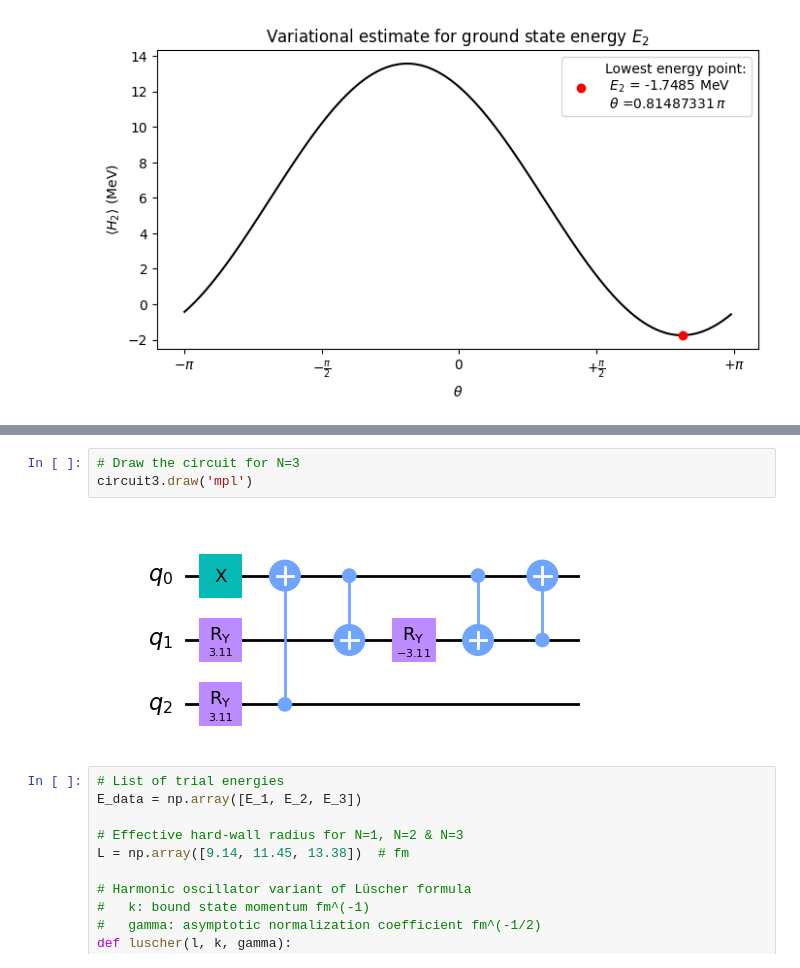
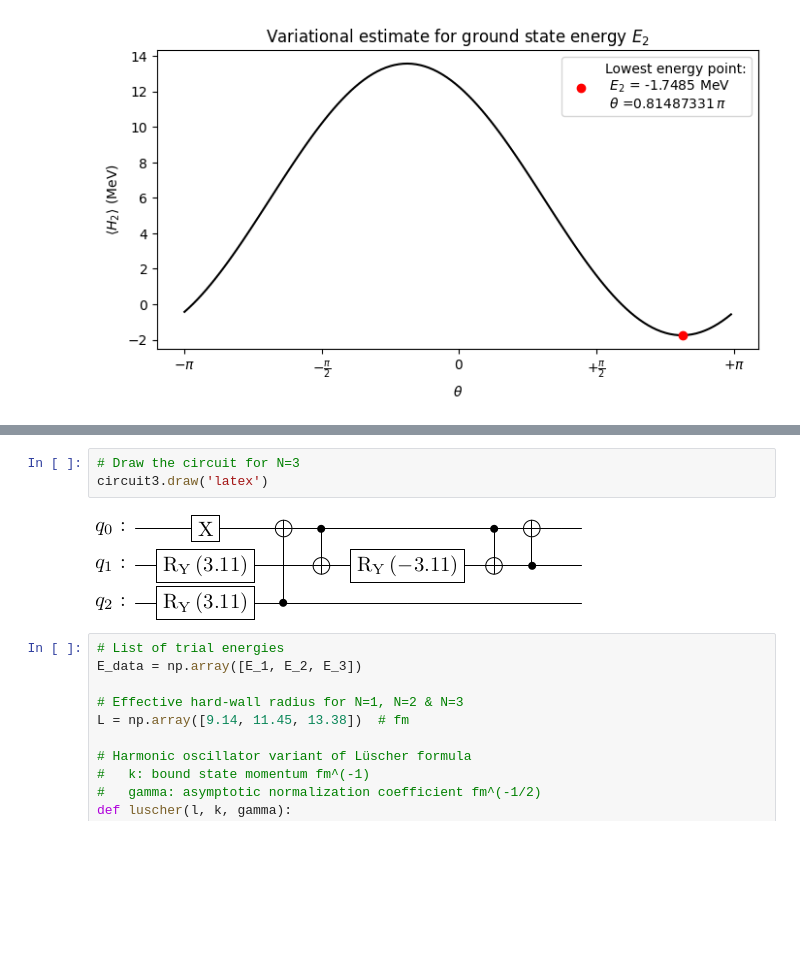
Before and after one commit to diegoscantam/2qubits, a Jupyter notebook: deuteron.ipynb, the cells around one changed output, grey strips where cells are left out. Saved outputs shown, nothing was run; the diff lists cells and outputs as text; blank space fills up the shorter version.

```diff
--- a/deuteron.ipynb
+++ b/deuteron.ipynb
@@ -141,8 +141,8 @@ circuit2.draw('mpl')
 # %%
 # Draw the circuit for N=3
-circuit3.draw('mpl')
+circuit3.draw('latex')
 # %% [output]
-[figure, old version]
+[figure, new version]
 # %%
 # List of trial energies
 E_data = np.array([E_1, E_2, E_3])
```
Also changed, not shown: parts of 2 cells of this notebook.
